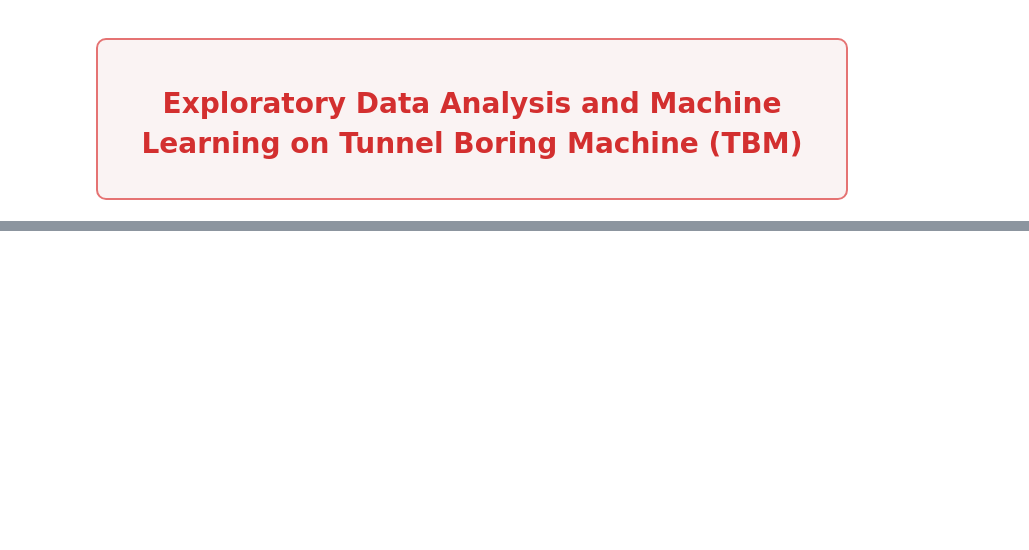
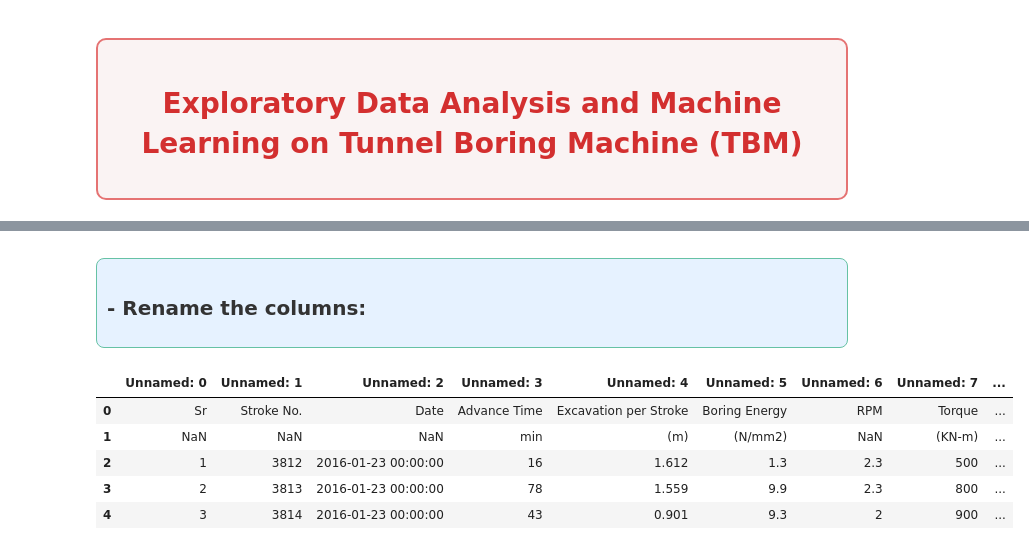
Before and after one commit to misbahkhattak718-pixel/Mentorship-Program--Devsil, a Jupyter notebook: Weekly Mini Projects/Week 6/Tunnal_boring_machine.ipynb, the cells around one changed output, grey strips where cells are left out. Cells and saved outputs as stored; diff of their text form; code cells hidden in the pictures; blank space fills up the shorter version.

```diff
--- a/Weekly Mini Projects/Week 6/Tunnal_boring_machine.ipynb
+++ b/Weekly Mini Projects/Week 6/Tunnal_boring_machine.ipynb
@@ -126,0 +366,15 @@
+# %% [markdown]
+  <div style="background-color:#E6F2FF; padding: 10px; border-radius: 8px; box-shadow: 0 1px 3px 0 rgba(0, 0, 0, 0.1); border:1px solid #66C2A5; margin-top: 10px; margin-left: 20px;">
+    <h2 style="font-size:20px; font-family:Georgia, serif; color:#333333; text-align: left; margin: 0;">
+     - Rename the columns:
+    </h2>
+</div>
+# %%
+df.head()
+# %% [output]
+|  | Unnamed: 0 | Unnamed: 1 | Unnamed: 2 | Unnamed: 3 | Unnamed: 4 | Unnamed: 5 | Unnamed: 6 | Unnamed: 7 | ... |
+| 0 | Sr | Stroke No. | Date | Advance Time | Excavation per Stroke | Boring Energy | RPM | Torque | ... |
+| 1 | NaN | NaN | NaN | min | (m) | (N/mm2) | NaN | (KN-m) | ... |
+| 2 | 1 | 3812 | 2016-01-23 00:00:00 | 16 | 1.612 | 1.3 | 2.3 | 500 | ... |
+| 3 | 2 | 3813 | 2016-01-23 00:00:00 | 78 | 1.559 | 9.9 | 2.3 | 800 | ... |
+| 4 | 3 | 3814 | 2016-01-23 00:00:00 | 43 | 0.901 | 9.3 | 2 | 900 | ... |
```
Also changed, not shown: parts of 34 cells of this notebook, 2 other files.
